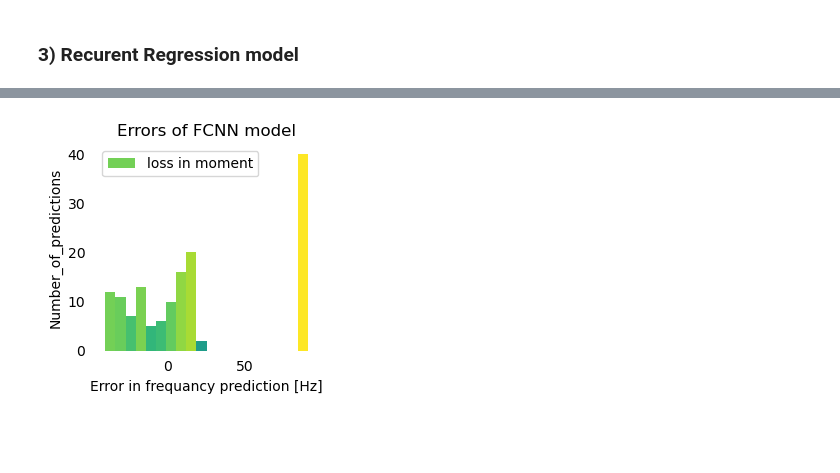
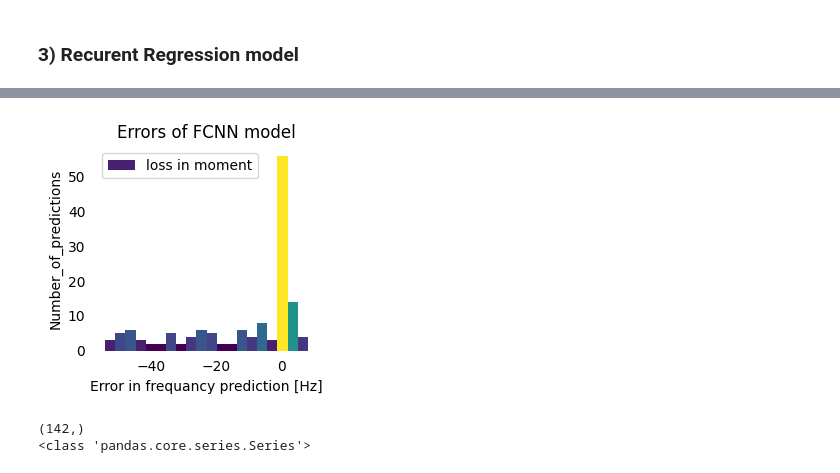
Before and after one commit to NikitaGoltsev/aerodynamic_circuit_ML, a Jupyter notebook: dl_reg.ipynb, the cells around one changed output, grey strips where cells are left out. Cells and saved outputs as stored; diff of their text form; code cells hidden in the pictures; blank space fills up the shorter version.

Commit message:
Losses

```diff
--- a/dl_reg.ipynb
+++ b/dl_reg.ipynb
@@ -100,3 +106,3 @@ model.compile(optimizer = 'adam', loss = 'mean_squared_error', metrics = ['mse',
 # %%
-history = model.fit(X_train, Y_train, validation_split=0.2, epochs=200)
+history = model.fit(X_train, Y_train, validation_split=0.2, epochs=1200)
 # %% [output]
@@ -296,9 +300,5 @@ y_pred = np.array(model.predict(X_test))
 # %%
-losses = y_pred[0] - Y_test
-
-for i in range(len(losses)):
-    if(losses[i] >= 25):
-        losses[i] = 0
+losses = np.array(y_pred[0] - Y_test)
 
 fig, axs = plt.subplots(1, 1,
                         figsize =(3, 3),
@@ -320,31 +320,37 @@ axs.yaxis.set_ticks_position('none')
         alpha = 0.6)'''
 
 # Add Text watermark
 '''fig.text(0.9, 0.15, 'Jeeteshgavande30',
          fontsize = 12,
          color ='red',
          ha ='right',
          va ='bottom',
          alpha = 0.7)'''
 
 #
 n_bins = 20
 N, bins, patches = axs.hist(losses, bins = n_bins)
 # Setting color
 fracs = ((N**(1 / 5)) / N.max())
 norm = colors.Normalize(fracs.min(), fracs.max())
 
 for thisfrac, thispatch in zip(fracs, patches):
     color = plt.cm.viridis(norm(thisfrac))
     thispatch.set_facecolor(color)
 
 # Adding extra features
 plt.xlabel("Error in frequancy prediction [Hz]")
 plt.ylabel("Number_of_predictions")
 plt.legend(legend)
 plt.title('Errors of FCNN model')
 
 # Show plot
 plt.show()
 # %% [output]
-[figure, old version]
+[figure, new version]
+# %%
+print(losses.shape)
+print(type(losses))
+# %% [output]
+(142,)
+<class 'pandas.core.series.Series'>
```
Also changed, not shown: parts of 8 cells of this notebook, 2 other files.
